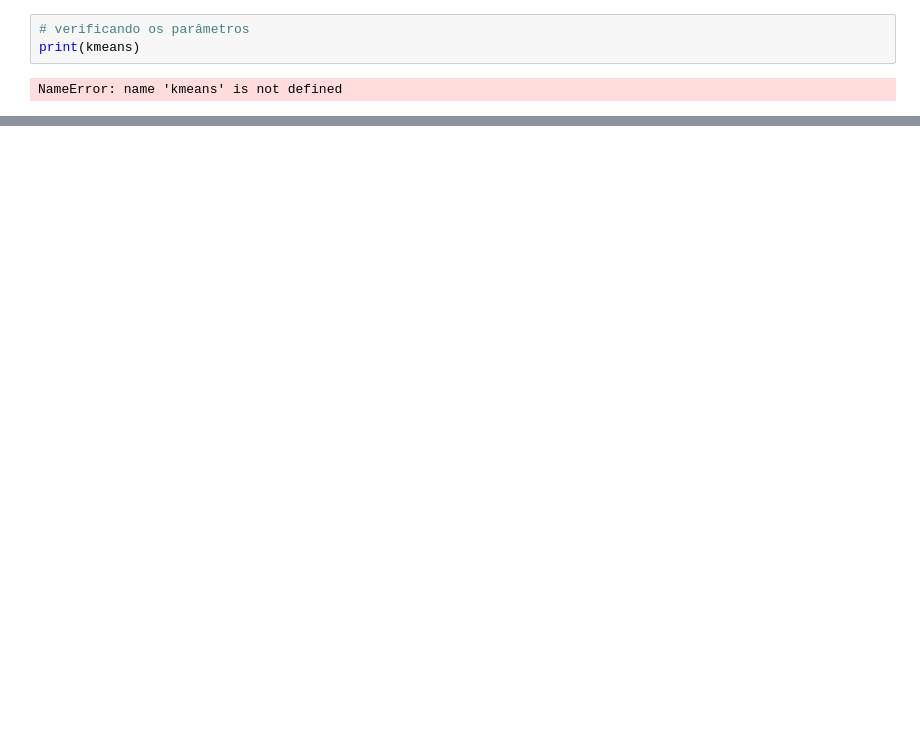
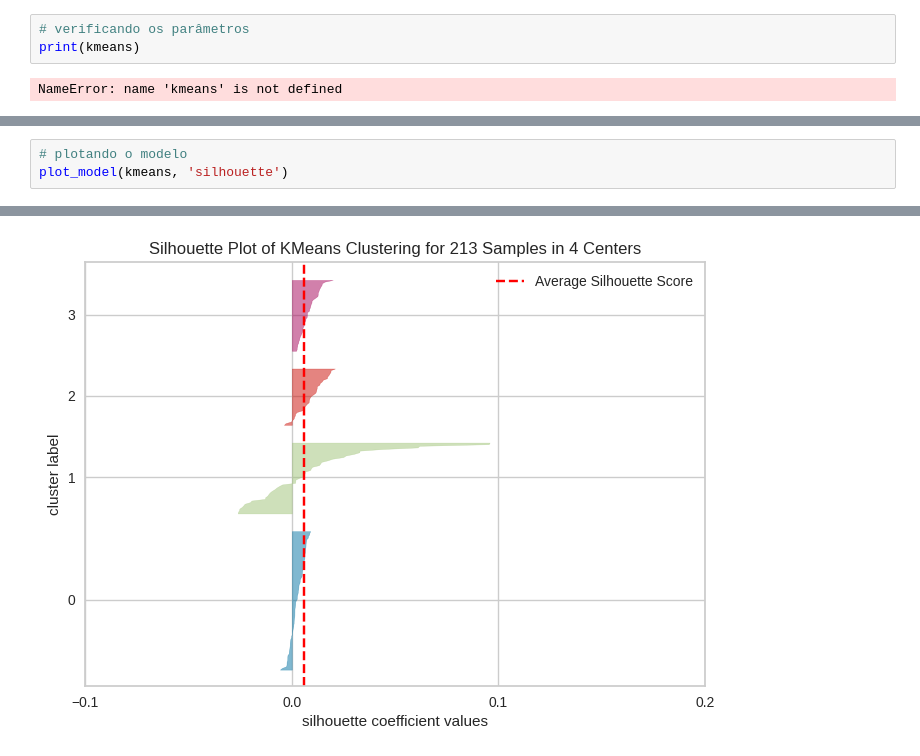
Before and after one commit to JhonnyLimachi/Sigmoidal, a Jupyter notebook: 39_Clustering_com_PyCaret.ipynb, the cells around one changed output, grey strips where cells are left out. Saved outputs shown, nothing was run; the diff lists cells and outputs as text; blank space fills up the shorter version.

```diff
--- a/39_Clustering_com_PyCaret.ipynb
+++ b/39_Clustering_com_PyCaret.ipynb
@@ -96,0 +133,4 @@ NameError: name 'assign_model' is not defined
+# %%
+# plotando o modelo
+plot_model(kmeans, 'silhouette')
+# %% [output]
@@ -96,0 +138 @@ NameError: name 'assign_model' is not defined
+[figure, added]
```
Also changed, not shown: parts of 16 cells of this notebook.
